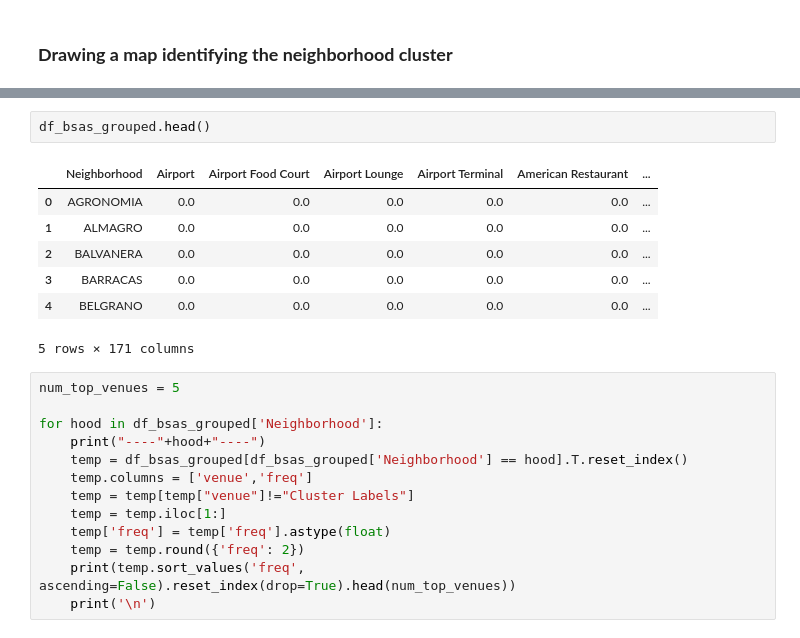
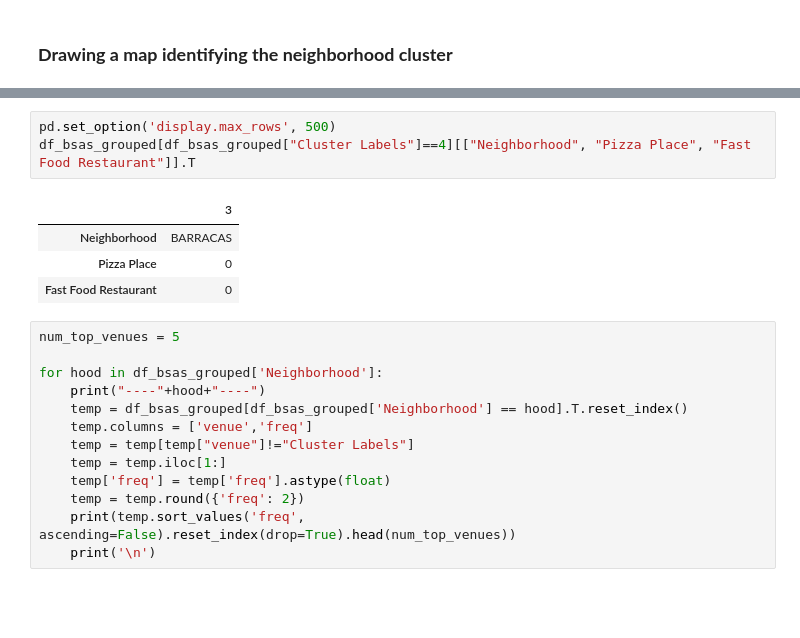
Before and after one commit to Bromus001/notebooks, a Jupyter notebook: Capstone_Project.ipynb, the cells around one changed output, grey strips where cells are left out. Drawn from its saved outputs; the diff is of its cells as text; blank space fills up the shorter version.

```diff
--- a/Capstone_Project.ipynb
+++ b/Capstone_Project.ipynb
@@ -381,13 +377,11 @@ df_bsas_merged[df_bsas_merged["Cluster Labels"]==3]
-# %%
-df_bsas_grouped.head()
-# %% [output]
-|  | Neighborhood | Airport | Airport Food Court | Airport Lounge | Airport Terminal | American Restaurant | ... |
-| 0 | AGRONOMIA | 0.0 | 0.0 | 0.0 | 0.0 | 0.0 | ... |
-| 1 | ALMAGRO | 0.0 | 0.0 | 0.0 | 0.0 | 0.0 | ... |
-| 2 | BALVANERA | 0.0 | 0.0 | 0.0 | 0.0 | 0.0 | ... |
-| 3 | BARRACAS | 0.0 | 0.0 | 0.0 | 0.0 | 0.0 | ... |
-| 4 | BELGRANO | 0.0 | 0.0 | 0.0 | 0.0 | 0.0 | ... |
-5 rows × 171 columns
+# %%
+pd.set_option('display.max_rows', 500)
+df_bsas_grouped[df_bsas_grouped["Cluster Labels"]==4][["Neighborhood", "Pizza Place", "Fast Food Restaurant"]].T
+# %% [output]
+|  | 3 |
+| Neighborhood | BARRACAS |
+| Pizza Place | 0 |
+| Fast Food Restaurant | 0 |
 # %%
 num_top_venues = 5
 
```
Also changed, not shown: parts of 6 cells of this notebook.
